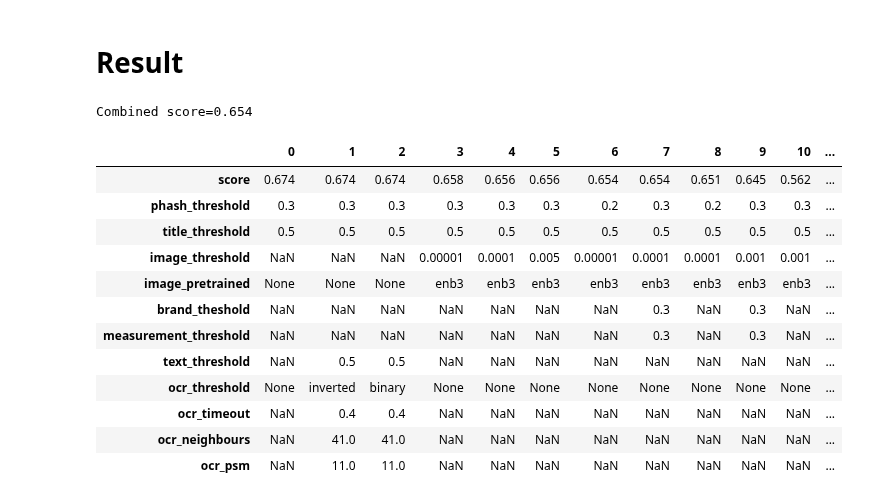
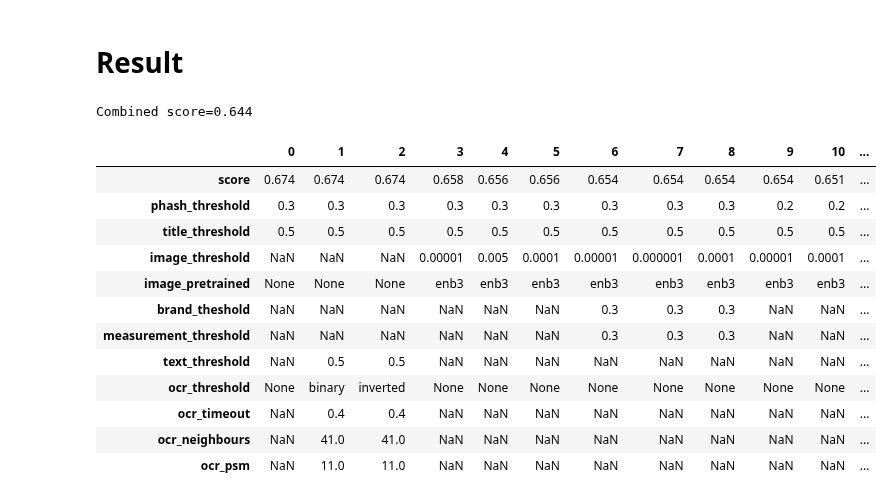
Before and after one commit to seahrh/kaggle-shopee-product-matching, a Jupyter notebook: validation.ipynb, the cells around one changed output. Cells and saved outputs as stored; diff of their text form; code cells hidden in the pictures.

Commit message:
validation: tune thresholds

```diff
--- a/validation.ipynb
+++ b/validation.ipynb
@@ -273,20 +273,48 @@ if OCR:
 train["matches"] = train.apply(mylib.combine_as_list(
     fs,
     imap=imap,
-    brand_threshold=0.3,
-    measurement_threshold=0.3,
+    brand_threshold=0.5,
+    measurement_threshold=0.5,
 ), axis=1)
 train["f1"] = train.apply(mylib.metric_per_row("matches"), axis=1)
 print(f"Combined score={train.f1.mean():.3f}")
 # %% [output]
-Combined score=0.654
+Combined score=0.644
 # %%
 res = [
     {
         "score": 0.654,
         "phash_threshold": 0.3,
         "title_threshold": 0.5,
+        "image_threshold": 1e-6,
+        "image_pretrained": "enb3",
+        "brand_theshold": 0.3,
+        "measurement_threshold": 0.3,
+        "text_threshold": None,
+        "ocr_threshold": None,
+        "ocr_timeout": None,
+        "ocr_neighbours": None,
+        "ocr_psm": None
+    },
+    {
+        "score": 0.654,
+        "phash_threshold": 0.3,
+        "title_threshold": 0.5,
         "image_threshold": 1e-5,
+        "image_pretrained": "enb3",
+        "brand_theshold": 0.3,
+        "measurement_threshold": 0.3,
+        "text_threshold": None,
+        "ocr_threshold": None,
+        "ocr_timeout": None,
+        "ocr_neighbours": None,
+        "ocr_psm": None
+    },
+    {
+        "score": 0.654,
+        "phash_threshold": 0.3,
+        "title_threshold": 0.5,
+        "image_threshold": 1e-4,
         "image_pretrained": "enb3",
         "brand_theshold": 0.3,
         "measurement_threshold": 0.3,
@@ -469,42 +497,42 @@ res = [
     {
         "score": 0.674,
         "phash_threshold": 0.3,
         "title_threshold": 0.5,
         "text_threshold": 0.5,
         "image_threshold": None,
         "image_pretrained": None,
         "ocr_threshold": "binary",
         "ocr_timeout": 0.4,
         "ocr_neighbours": 41,
         "ocr_psm": 11
     },
     {
         "score": 0.674,
         "phash_threshold": 0.3,
         "title_threshold": 0.5,
         "image_threshold": None,
         "image_pretrained": None,
         "text_threshold": None,
         "ocr_threshold": None,
         "ocr_timeout": None,
         "ocr_neighbours": None,
         "ocr_psm": None
     }
 ]
 df = pd.DataFrame.from_records(res)
 df.sort_values("score", ascending=False, inplace=True, ignore_index=True)
 df.T.head(30)
 # %% [output]
 |  | 0 | 1 | 2 | 3 | 4 | 5 | 6 | 7 | 8 | 9 | 10 | ... |
-| score | 0.674 | 0.674 | 0.674 | 0.658 | 0.656 | 0.656 | 0.654 | 0.654 | 0.651 | 0.645 | 0.562 | ... |
-| phash_threshold | 0.3 | 0.3 | 0.3 | 0.3 | 0.3 | 0.3 | 0.2 | 0.3 | 0.2 | 0.3 | 0.3 | ... |
+| score | 0.674 | 0.674 | 0.674 | 0.658 | 0.656 | 0.656 | 0.654 | 0.654 | 0.654 | 0.654 | 0.651 | ... |
+| phash_threshold | 0.3 | 0.3 | 0.3 | 0.3 | 0.3 | 0.3 | 0.3 | 0.3 | 0.3 | 0.2 | 0.2 | ... |
 | title_threshold | 0.5 | 0.5 | 0.5 | 0.5 | 0.5 | 0.5 | 0.5 | 0.5 | 0.5 | 0.5 | 0.5 | ... |
-| image_threshold | NaN | NaN | NaN | 0.00001 | 0.0001 | 0.005 | 0.00001 | 0.0001 | 0.0001 | 0.001 | 0.001 | ... |
+| image_threshold | NaN | NaN | NaN | 0.00001 | 0.005 | 0.0001 | 0.00001 | 0.000001 | 0.0001 | 0.00001 | 0.0001 | ... |
 | image_pretrained | None | None | None | enb3 | enb3 | enb3 | enb3 | enb3 | enb3 | enb3 | enb3 | ... |
-| brand_theshold | NaN | NaN | NaN | NaN | NaN | NaN | NaN | 0.3 | NaN | 0.3 | NaN | ... |
-| measurement_threshold | NaN | NaN | NaN | NaN | NaN | NaN | NaN | 0.3 | NaN | 0.3 | NaN | ... |
+| brand_theshold | NaN | NaN | NaN | NaN | NaN | NaN | 0.3 | 0.3 | 0.3 | NaN | NaN | ... |
+| measurement_threshold | NaN | NaN | NaN | NaN | NaN | NaN | 0.3 | 0.3 | 0.3 | NaN | NaN | ... |
 | text_threshold | NaN | 0.5 | 0.5 | NaN | NaN | NaN | NaN | NaN | NaN | NaN | NaN | ... |
-| ocr_threshold | None | inverted | binary | None | None | None | None | None | None | None | None | ... |
+| ocr_threshold | None | binary | inverted | None | None | None | None | None | None | None | None | ... |
 | ocr_timeout | NaN | 0.4 | 0.4 | NaN | NaN | NaN | NaN | NaN | NaN | NaN | NaN | ... |
 | ocr_neighbours | NaN | 41.0 | 41.0 | NaN | NaN | NaN | NaN | NaN | NaN | NaN | NaN | ... |
 | ocr_psm | NaN | 11.0 | 11.0 | NaN | NaN | NaN | NaN | NaN | NaN | NaN | NaN | ... |
```
Also changed, not shown: parts of 8 cells of this notebook.
